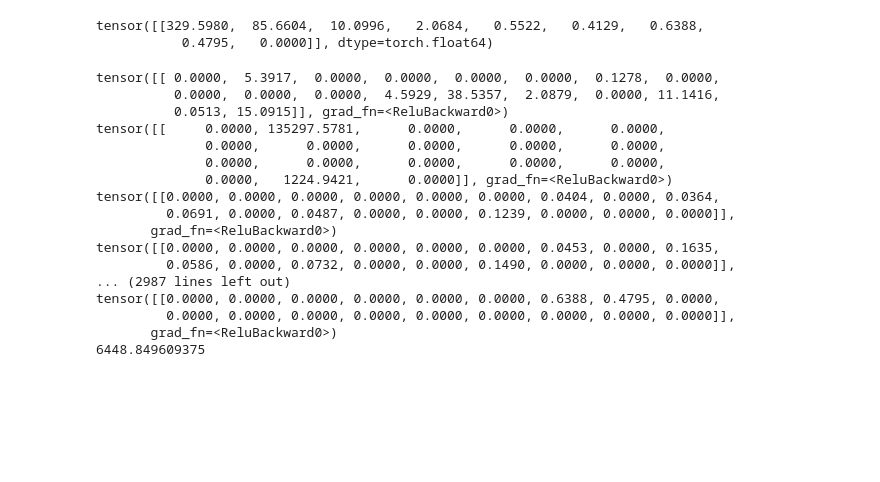
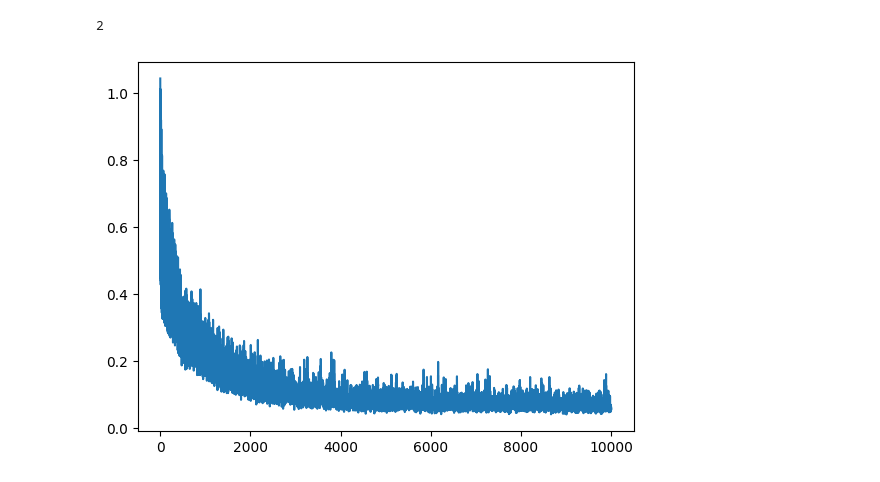
Before and after one commit to gourishankerJK/SysML, a Jupyter notebook: DDN2Vec.ipynb, the cells around one changed output. Saved outputs shown, nothing was run; the diff lists cells and outputs as text; code cells hidden in the pictures; blank space fills up the shorter version.

```diff
--- a/DDN2Vec.ipynb
+++ b/DDN2Vec.ipynb
@@ -24,12 +24,15 @@ folders = os.listdir("Results")
 for folder in folders:
     path = "Results/"+folder+"/NeuroSim_Results_Each_Epoch"
     files = os.listdir(path)
+    if(len(files) == 0):
+        continue
     with open("Results/" + folder + "/arch.pkl", 'rb') as file:
         input = pickle.load(file)
 
 
     # create input to numpy array
     input = np.array(input)
+
     with open(path +"/NeuroSim_Breakdown_Epock_0.csv", 'r') as file:
         csv_content = file.read()
         delimiter = "\n\n"  # Replace this with the appropriate delimiter/pattern
@@ -38,14 +41,15 @@ for folder in folders:
         latency = (df[' latency_FW(s)'])[:-1]
         energy = (df[' energy_FW(J)'])[:-1]
 
+
         latency = np.array(latency)
         energy = np.array(energy)
-        print(len(latency) , len(energy) , config["output_size"])
         if len(latency) < config["output_size"]:
             # pad with zeroes
             latency = np.pad(latency, (0, config["output_size"]-len(latency)), 'constant')
             energy = np.pad(energy, (0, config["output_size"]-len(energy)), 'constant')
-        print(len(latency) , len(energy) , config["output_size"])
+        if(latency.dtype == np.object or energy.dtype == np.object):
+            continue
         if not os.path.exists("./dataset.pkl"):
             with open ("./dataset.pkl" , "wb") as file:
                 pickle.dump([(input , (latency , energy))] , file)
@@ -93,12 +104,7 @@ data_loader = DataLoader(data , batch_size = 1 , shuffle = False)
-# %%
-for i in data_loader:
-    X = i[0]
-    Y = i[1]
-    print(Y[0])
-    break
-# %% [output]
-tensor([[329.5980,  85.6604,  10.0996,   2.0684,   0.5522,   0.4129,   0.6388,
-           0.4795,   0.0000]], dtype=torch.float64)
+# %%
+print(len(train_data_loader))
+# %% [output]
+2
 # %%
 # create a model
 
@@ -106,6 +112,7 @@ class Model(nn.Module):
     def __init__(self , input_size ,hidden_size, output_size):
         super(Model , self).__init__()
         self.fc1 = nn.Linear(input_size , hidden_size)
+
         self.fc2 = nn.Linear(hidden_size , hidden_size)
         self.fc3 = nn.Linear(hidden_size , output_size)
     def forward(self , x):
@@ -116,40 +123,28 @@ class Model(nn.Module):
 
 
 model = Model(config["embedding_size"] , config["hidden_size"] ,2* config["output_size"])
-optimizer = optim.SGD(model.parameters() , lr = 0.001 , momentum = 0.9)
-criterion = nn.MSELoss()
+criterion = nn.L1Loss()
+optimizer = optim.Adam(model.parameters() )
 # %%
-for epoch in range(1000):
+epocs = []
+losses = []
+for epoch in range(10000):
     model.train()
-    for i in data_loader:
+    totalloss = 0
+    for i in train_data_loader:
         X = torch.tensor(i[0]).float()
-        (Y1 , Y2) = i[1]
-        Y1 = torch.tensor(Y1).float().squeeze(0)
-        Y2 = torch.tensor(Y2).float().squeeze(0)
+        Y = torch.tensor(i[1]).squeeze(0).view(-1 ,20).float()
         optimizer.zero_grad()
         output = model(X)
-        print(output)
-        labels = torch.stack([Y1, Y2]).flatten()
-        loss = criterion(output , labels)
+        loss = criterion(output , Y)
         loss.backward()
         optimizer.step()
-        break
-print(loss.item())
+        totalloss += (loss.item()/ X.shape[0])
+    losses = losses + [totalloss / len(train_data_loader)]
+    epocs = epocs + [epoch]
+
+# plot the loss
+plt.plot(epocs , losses)
+plt.show()
 # %% [output]
-tensor([[ 0.0000,  5.3917,  0.0000,  0.0000,  0.0000,  0.0000,  0.1278,  0.0000,
-          0.0000,  0.0000,  0.0000,  4.5929, 38.5357,  2.0879,  0.0000, 11.1416,
-          0.0513, 15.0915]], grad_fn=<ReluBackward0>)
-tensor([[     0.0000, 135297.5781,      0.0000,      0.0000,      0.0000,
-              0.0000,      0.0000,      0.0000,      0.0000,      0.0000,
-              0.0000,      0.0000,      0.0000,      0.0000,      0.0000,
-              0.0000,   1224.9421,      0.0000]], grad_fn=<ReluBackward0>)
-tensor([[0.0000, 0.0000, 0.0000, 0.0000, 0.0000, 0.0000, 0.0404, 0.0000, 0.0364,
-         0.0691, 0.0000, 0.0487, 0.0000, 0.0000, 0.1239, 0.0000, 0.0000, 0.0000]],
-       grad_fn=<ReluBackward0>)
-tensor([[0.0000, 0.0000, 0.0000, 0.0000, 0.0000, 0.0000, 0.0453, 0.0000, 0.1635,
-         0.0586, 0.0000, 0.0732, 0.0000, 0.0000, 0.1490, 0.0000, 0.0000, 0.0000]],
-... (2987 lines left out)
-tensor([[0.0000, 0.0000, 0.0000, 0.0000, 0.0000, 0.0000, 0.6388, 0.4795, 0.0000,
-         0.0000, 0.0000, 0.0000, 0.0000, 0.0000, 0.0000, 0.0000, 0.0000, 0.0000]],
-       grad_fn=<ReluBackward0>)
-6448.849609375
+[figure, added]
```
Also changed, not shown: parts of 5 cells of this notebook, 10 other files.
